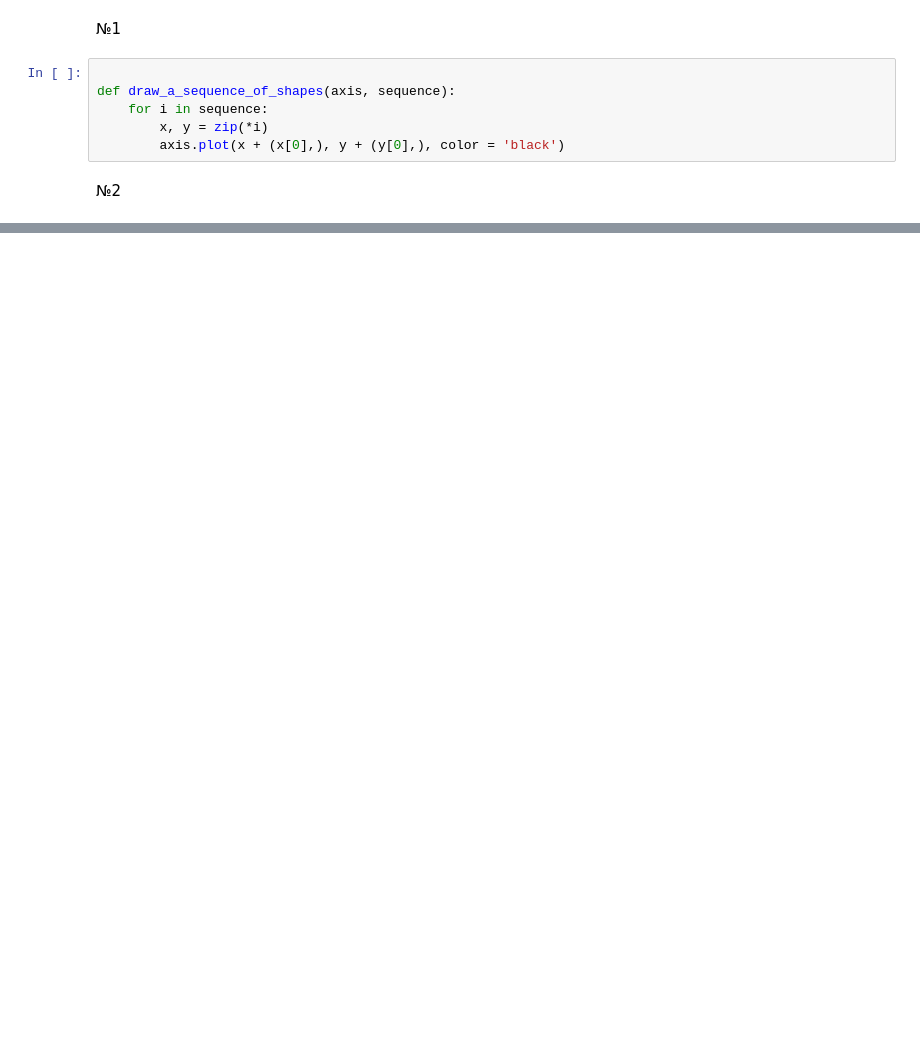
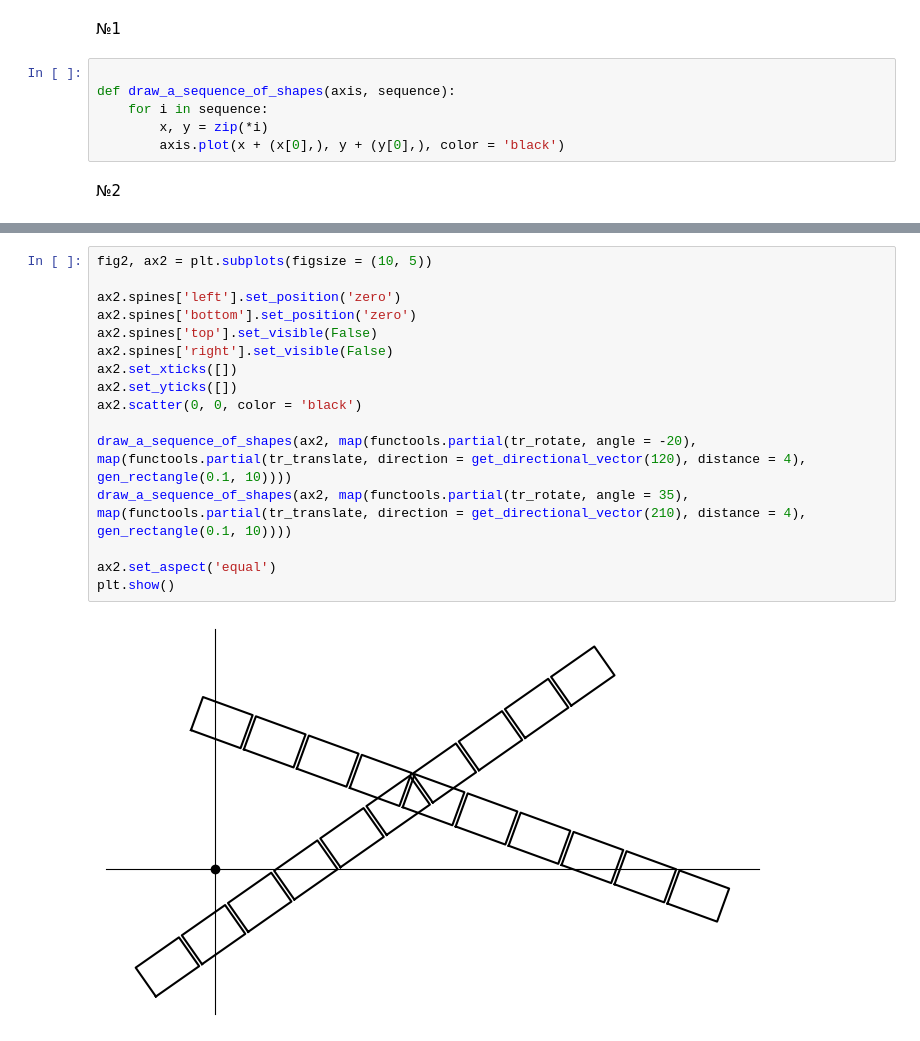
Before and after one commit to wtfgh/figurki, a Jupyter notebook: figurki.ipynb, the cells around one changed output, grey strips where cells are left out. Drawn from its saved outputs; the diff is of its cells as text; blank space fills up the shorter version.

```diff
--- a/figurki.ipynb
+++ b/figurki.ipynb
@@ -52,0 +110,18 @@ plt.show()
+# %%
+fig2, ax2 = plt.subplots(figsize = (10, 5))
+
+ax2.spines['left'].set_position('zero')
+ax2.spines['bottom'].set_position('zero')
+ax2.spines['top'].set_visible(False)
+ax2.spines['right'].set_visible(False)
+ax2.set_xticks([])
+ax2.set_yticks([])
+ax2.scatter(0, 0, color = 'black')
+
+draw_a_sequence_of_shapes(ax2, map(functools.partial(tr_rotate, angle = -20), map(functools.partial(tr_translate, direction = get_directional_vector(120), distance = 4), gen_rectangle(0.1, 10))))
+draw_a_sequence_of_shapes(ax2, map(functools.partial(tr_rotate, angle = 35), map(functools.partial(tr_translate, direction = get_directional_vector(210), distance = 4), gen_rectangle(0.1, 10))))
+
+ax2.set_aspect('equal')
+plt.show()
+# %% [output]
+[figure, added]
```
Also changed, not shown: parts of 12 cells of this notebook.
